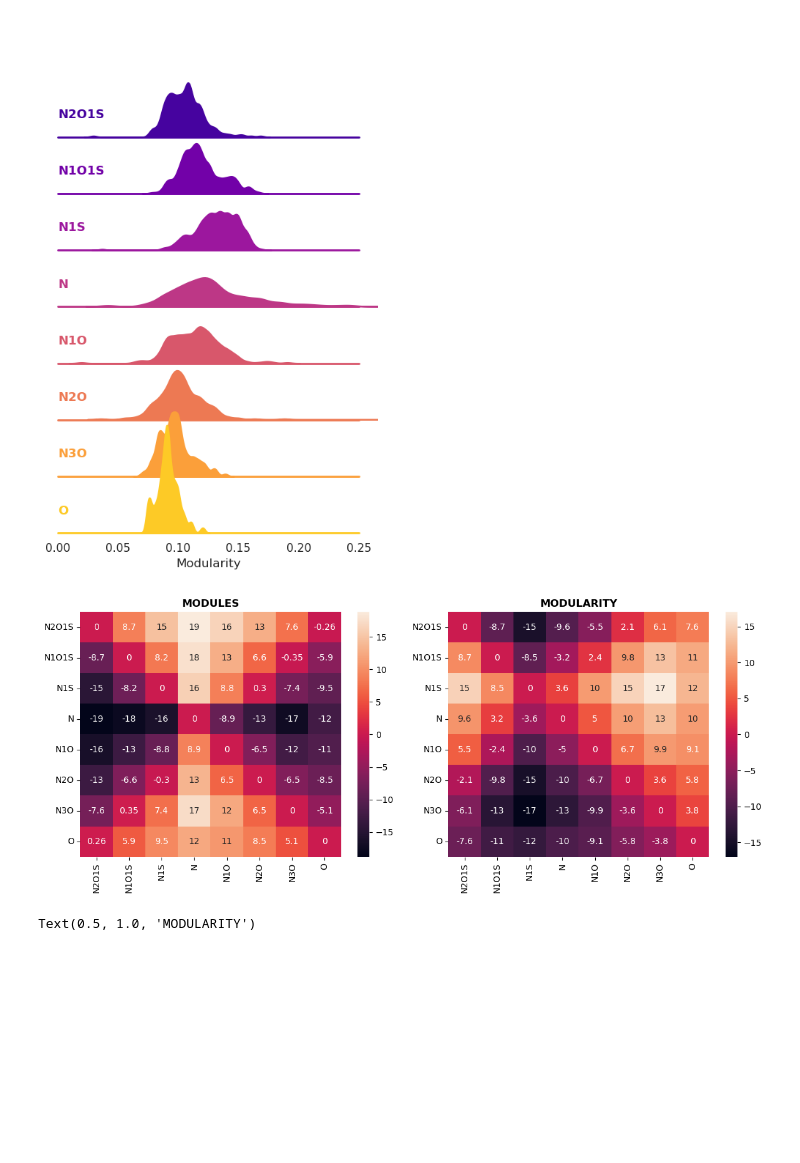
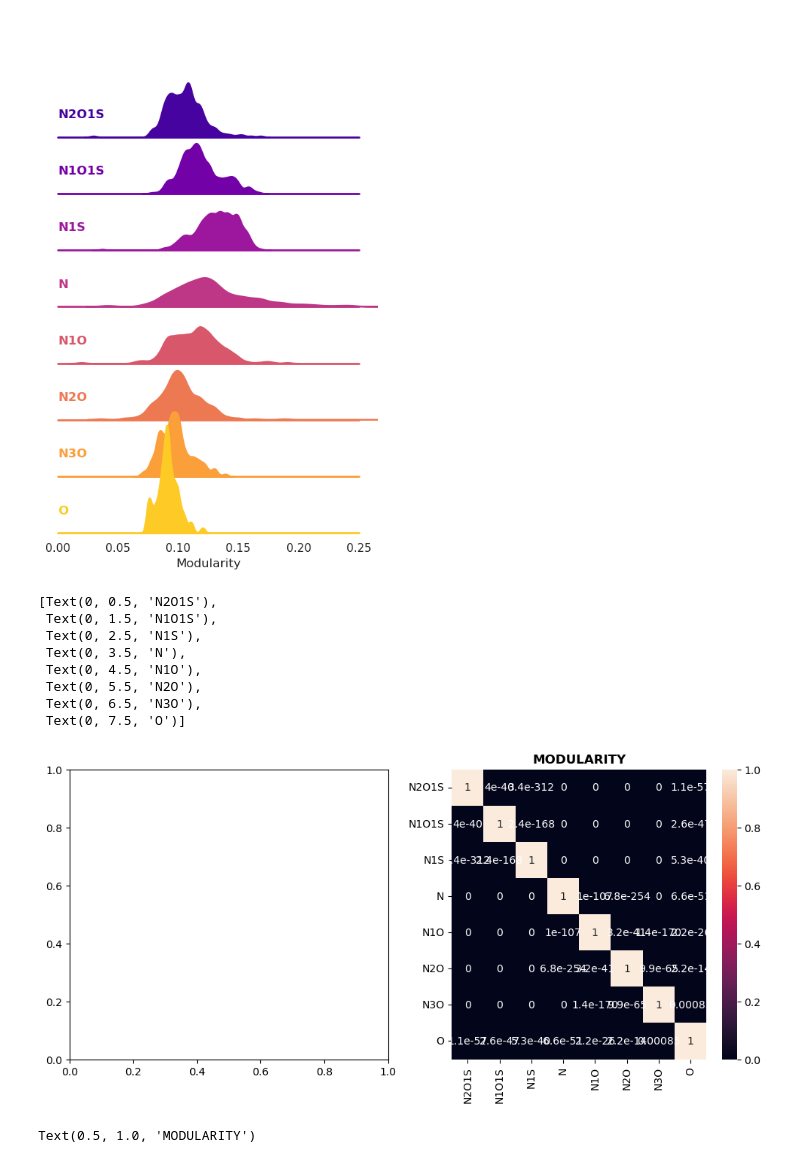
Before and after one commit to francescozambelli/OncoVirus_SarsCov2, a Jupyter notebook: 4Layers_Statistics.ipynb, the cells around one changed output. Cells and saved outputs as stored; diff of their text form; code cells hidden in the pictures; blank space fills up the shorter version.

```diff
--- a/4Layers_Statistics.ipynb
+++ b/4Layers_Statistics.ipynb
@@ -537,14 +489,15 @@ g.despine(bottom=True, left=True)
 [figure]
 # %%
 labels = ["N2O1S", "N1O1S", "N1S", "N", "N1O", "N2O", "N3O", "O"]
-mody_list = [n2o1s_mody, n1o1s_mody, n1s_mody, n_mody, n1o_mody, n2o_mody, n3o_mody, o_mody]
-mods_list = [n2o1s_mods, n1o1s_mods, n1s_mods, n_mods, n1o_mods, n2o_mods, n3o_mods, o_mods]
+mody_list = [n2o1s_lcc, n1o1s_lcc, n1s_lcc, n_lcc, n1o_lcc, n2o_lcc, n3o_lcc, o_lcc]
+#mody_list = [n2o1s_mody, n1o1s_mody, n1s_mody, n_mody, n1o_mody, n2o_mody, n3o_mody, o_mody]
+#mods_list = [n2o1s_mods, n1o1s_mods, n1s_mods, n_mods, n1o_mods, n2o_mods, n3o_mods, o_mods]
 M_mody = np.zeros([len(mody_list), len(mody_list)])
-M_mods = np.zeros([len(mods_list), len(mods_list)])
+#M_mods = np.zeros([len(mods_list), len(mods_list)])
 for i in range(len(mody_list)):
     for j in range(len(mody_list)):
-        M_mody[i,j] = sp.stats.ranksums(mody_list[i], mody_list[j])[0]
-        M_mods[i,j] = sp.stats.ranksums(mods_list[i], mods_list[j])[0]
+        M_mody[i,j] = sp.stats.kstest(mody_list[i], mody_list[j]).pvalue
+        #M_mods[i,j] = sp.stats.ranksums(mods_list[i], mods_list[j])[0]
         #M_mody[i,j] = sp.stats.wasserstein_distance(mody_list[i], mody_list[j])
         #M_mods[i,j] = sp.stats.wasserstein_distance(mods_list[i], mods_list[j])
         #M_mody[i,j] = sp.stats.kstest(mody_list[i], mody_list[j]).statistic
@@ -552,15 +505,23 @@ for i in range(len(mody_list)):
 # %%
 _, ax = plt.subplots(1,2,figsize=(12,5))
 sns.heatmap(M_mody, annot=True, xticklabels=labels, yticklabels=labels, ax=ax[1])
 ax[1].set_title("MODULARITY", fontweight="bold")
 ax[1].set_yticklabels(labels, rotation=0)
 
-sns.heatmap(M_mods, annot=True, xticklabels=labels, yticklabels=labels, ax=ax[0])
-ax[0].set_title("MODULES", fontweight="bold")
-ax[0].set_yticklabels(labels, rotation=0)
-plt.tight_layout()
+#sns.heatmap(M_mods, annot=True, xticklabels=labels, yticklabels=labels, ax=ax[0])
+#ax[0].set_title("MODULES", fontweight="bold")
+#ax[0].set_yticklabels(labels, rotation=0)
+#plt.tight_layout()
 # %% [output]
+[Text(0, 0.5, 'N2O1S'),
+ Text(0, 1.5, 'N1O1S'),
+ Text(0, 2.5, 'N1S'),
+ Text(0, 3.5, 'N'),
+ Text(0, 4.5, 'N1O'),
+ Text(0, 5.5, 'N2O'),
+ Text(0, 6.5, 'N3O'),
+ Text(0, 7.5, 'O')]
-[figure, old version]
+[figure, new version]
 # %%
 indd = np.random.choice(np.arange(len(n_mody)),150,replace=False)
 # %%
```
Also changed, not shown: parts of 13 cells of this notebook, 7 other files.
